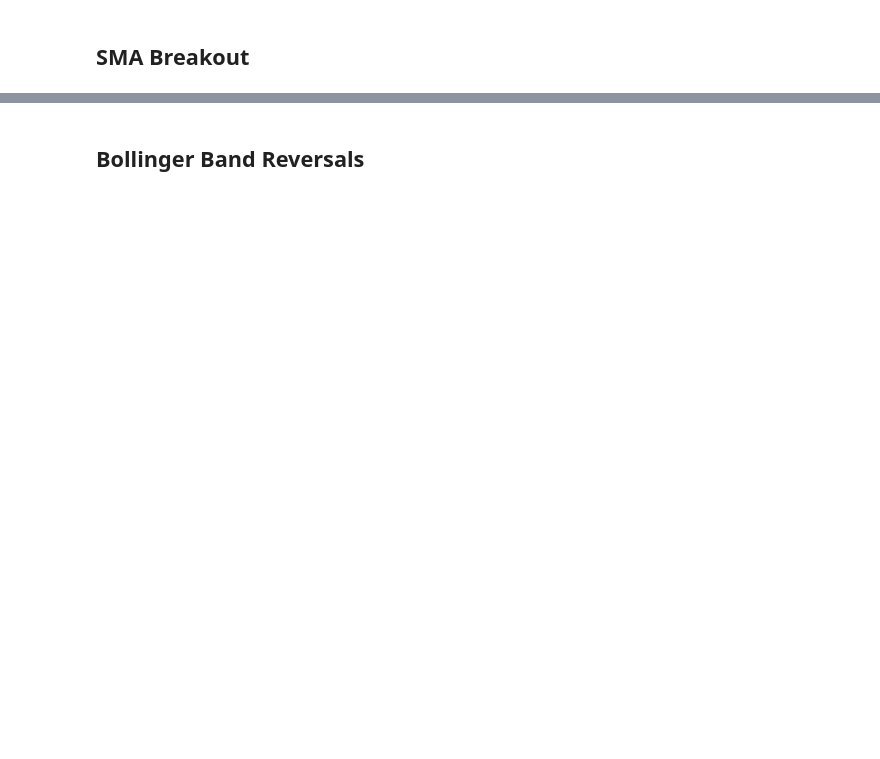
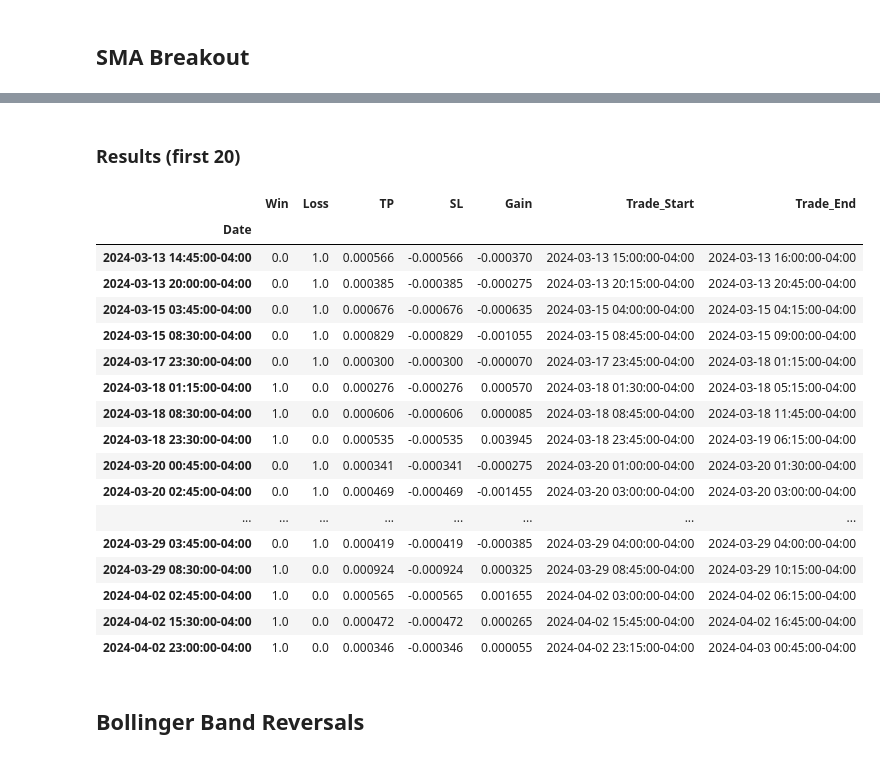
Before and after one commit to root-at-iyn/FXTradingResearch, a Jupyter notebook: research/bb_reversal_v1.ipynb, the cells around one changed output, grey strips where cells are left out. Saved outputs shown, nothing was run; the diff lists cells and outputs as text; code cells hidden in the pictures; blank space fills up the shorter version.

```diff
--- a/research/bb_reversal_v1.ipynb
+++ b/research/bb_reversal_v1.ipynb
@@ -417,0 +411,8 @@ sma_bo_gains_df
+# %%
+pd.options.display.max_rows = 100
+data_end_date: str = "20250311"
+path: str = f"FE_GBPUSD_15mins_1yr_End_{data_end_date}.csv"
+signals_df = get_fe_price_data(filename=path)
+
+gain_stats_df = get_trend_signal_stats(signals_df, "Bull_SMA_BO", "Bear_SMA_BO")
+gain_stats_df
@@ -418,3 +423,26 @@ sma_bo_gains_df
+# %% [markdown]
+### Results (first 20)
+# %%
+signals_df[gains_cols].query("Win > 0 or Loss > 0").iloc[0:20]
+# %% [output]
+|  | Win | Loss | TP | SL | Gain | Trade_Start | Trade_End |
+| Date |  |  |  |  |  |  |  |
+| 2024-03-13 14:45:00-04:00 | 0.0 | 1.0 | 0.000566 | -0.000566 | -0.000370 | 2024-03-13 15:00:00-04:00 | 2024-03-13 16:00:00-04:00 |
+| 2024-03-13 20:00:00-04:00 | 0.0 | 1.0 | 0.000385 | -0.000385 | -0.000275 | 2024-03-13 20:15:00-04:00 | 2024-03-13 20:45:00-04:00 |
+| 2024-03-15 03:45:00-04:00 | 0.0 | 1.0 | 0.000676 | -0.000676 | -0.000635 | 2024-03-15 04:00:00-04:00 | 2024-03-15 04:15:00-04:00 |
+| 2024-03-15 08:30:00-04:00 | 0.0 | 1.0 | 0.000829 | -0.000829 | -0.001055 | 2024-03-15 08:45:00-04:00 | 2024-03-15 09:00:00-04:00 |
+| 2024-03-17 23:30:00-04:00 | 0.0 | 1.0 | 0.000300 | -0.000300 | -0.000070 | 2024-03-17 23:45:00-04:00 | 2024-03-18 01:15:00-04:00 |
+| 2024-03-18 01:15:00-04:00 | 1.0 | 0.0 | 0.000276 | -0.000276 | 0.000570 | 2024-03-18 01:30:00-04:00 | 2024-03-18 05:15:00-04:00 |
+| 2024-03-18 08:30:00-04:00 | 1.0 | 0.0 | 0.000606 | -0.000606 | 0.000085 | 2024-03-18 08:45:00-04:00 | 2024-03-18 11:45:00-04:00 |
+| 2024-03-18 23:30:00-04:00 | 1.0 | 0.0 | 0.000535 | -0.000535 | 0.003945 | 2024-03-18 23:45:00-04:00 | 2024-03-19 06:15:00-04:00 |
+| 2024-03-20 00:45:00-04:00 | 0.0 | 1.0 | 0.000341 | -0.000341 | -0.000275 | 2024-03-20 01:00:00-04:00 | 2024-03-20 01:30:00-04:00 |
+| 2024-03-20 02:45:00-04:00 | 0.0 | 1.0 | 0.000469 | -0.000469 | -0.001455 | 2024-03-20 03:00:00-04:00 | 2024-03-20 03:00:00-04:00 |
+| ... | ... | ... | ... | ... | ... | ... | ... |
+| 2024-03-29 03:45:00-04:00 | 0.0 | 1.0 | 0.000419 | -0.000419 | -0.000385 | 2024-03-29 04:00:00-04:00 | 2024-03-29 04:00:00-04:00 |
+| 2024-03-29 08:30:00-04:00 | 1.0 | 0.0 | 0.000924 | -0.000924 | 0.000325 | 2024-03-29 08:45:00-04:00 | 2024-03-29 10:15:00-04:00 |
+| 2024-04-02 02:45:00-04:00 | 1.0 | 0.0 | 0.000565 | -0.000565 | 0.001655 | 2024-04-02 03:00:00-04:00 | 2024-04-02 06:15:00-04:00 |
+| 2024-04-02 15:30:00-04:00 | 1.0 | 0.0 | 0.000472 | -0.000472 | 0.000265 | 2024-04-02 15:45:00-04:00 | 2024-04-02 16:45:00-04:00 |
+| 2024-04-02 23:00:00-04:00 | 1.0 | 0.0 | 0.000346 | -0.000346 | 0.000055 | 2024-04-02 23:15:00-04:00 | 2024-04-03 00:45:00-04:00 |
 # %% [markdown]
 ## Bollinger Band Reversals
 # %%
```
Also changed, not shown: parts of 23 cells of this notebook, 29 other files.
